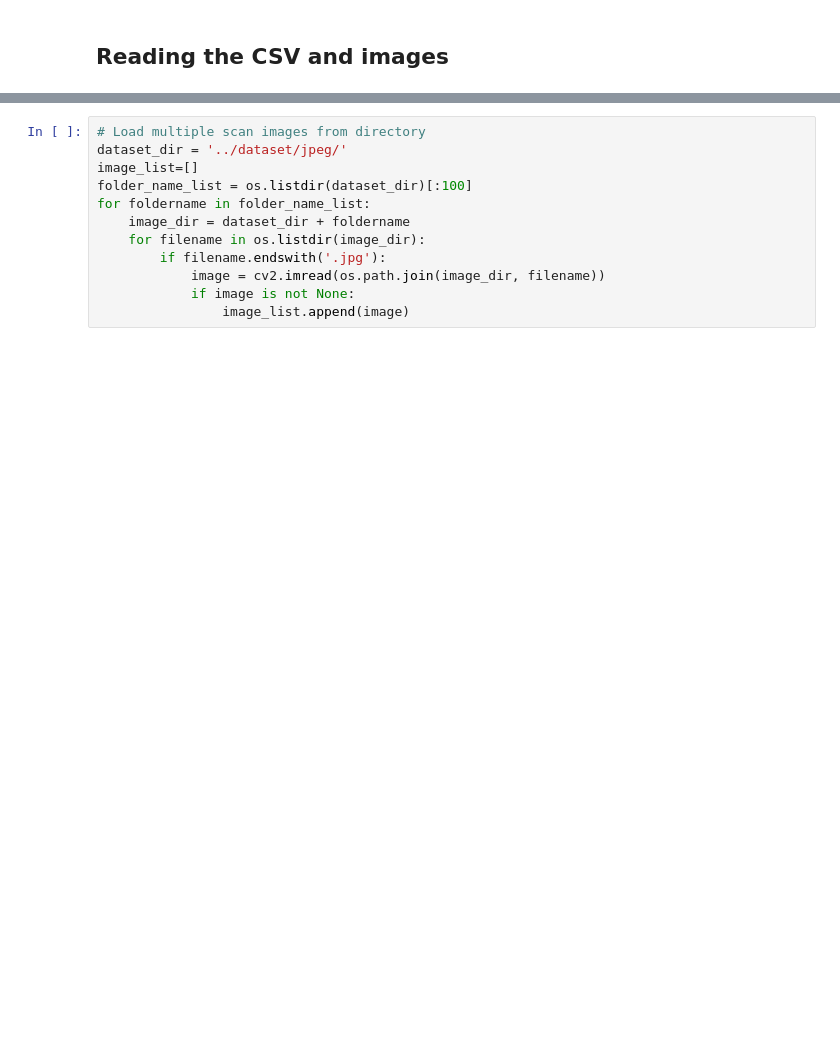
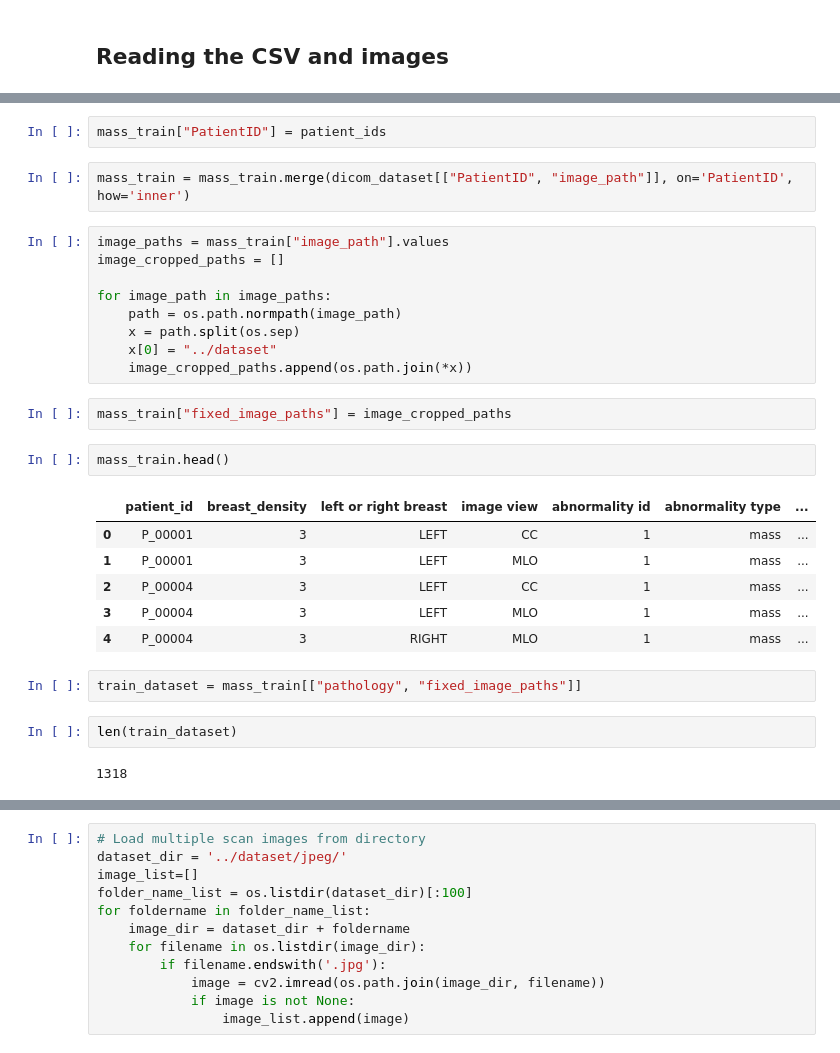
Before and after one commit to RuthJoanna0613/breast_cancer_image_processing, a Jupyter notebook: jupyter/dataset_eploration.ipynb, the cells around one changed output, grey strips where cells are left out. Cells and saved outputs as stored; diff of their text form; blank space fills up the shorter version.

Commit message:
added new train dataset with images

```diff
--- a/jupyter/dataset_eploration.ipynb
+++ b/jupyter/dataset_eploration.ipynb
@@ -10,0 +40,30 @@ import pandas as pd
+# %%
+mass_train["PatientID"] = patient_ids
+# %%
+mass_train = mass_train.merge(dicom_dataset[["PatientID", "image_path"]], on='PatientID', how='inner')
+# %%
+image_paths = mass_train["image_path"].values
+image_cropped_paths = []
+
+for image_path in image_paths:
+    path = os.path.normpath(image_path)
+    x = path.split(os.sep)
+    x[0] = "../dataset"
+    image_cropped_paths.append(os.path.join(*x))
+# %%
+mass_train["fixed_image_paths"] = image_cropped_paths
+# %%
+mass_train.head()
+# %% [output]
+|  | patient_id | breast_density | left or right breast | image view | abnormality id | abnormality type | ... |
+| 0 | P_00001 | 3 | LEFT | CC | 1 | mass | ... |
+| 1 | P_00001 | 3 | LEFT | MLO | 1 | mass | ... |
+| 2 | P_00004 | 3 | LEFT | CC | 1 | mass | ... |
+| 3 | P_00004 | 3 | LEFT | MLO | 1 | mass | ... |
+| 4 | P_00004 | 3 | RIGHT | MLO | 1 | mass | ... |
+# %%
+train_dataset = mass_train[["pathology", "fixed_image_paths"]]
+# %%
+len(train_dataset)
+# %% [output]
+1318
```
Also changed, not shown: parts of 13 cells of this notebook.
